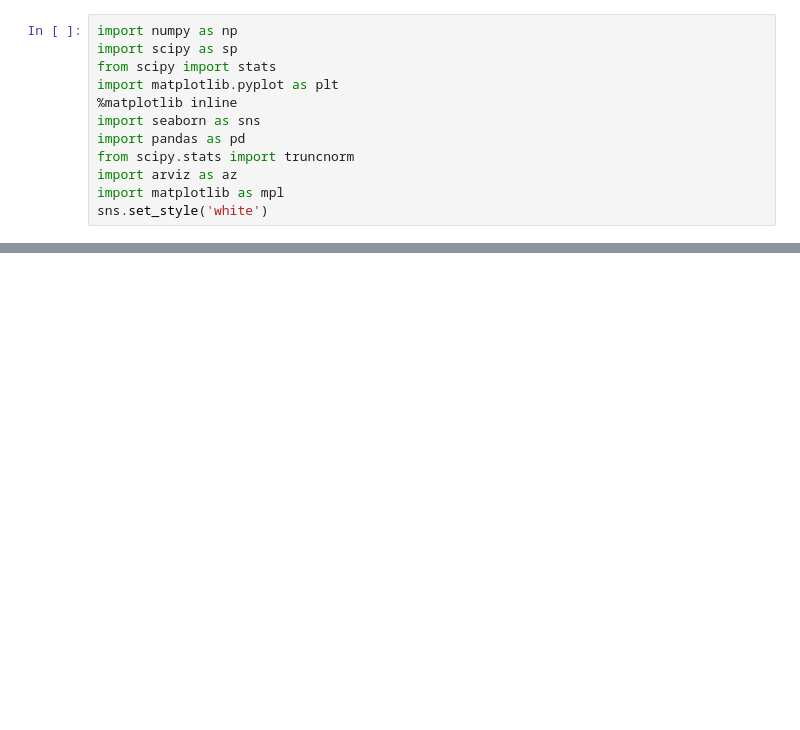
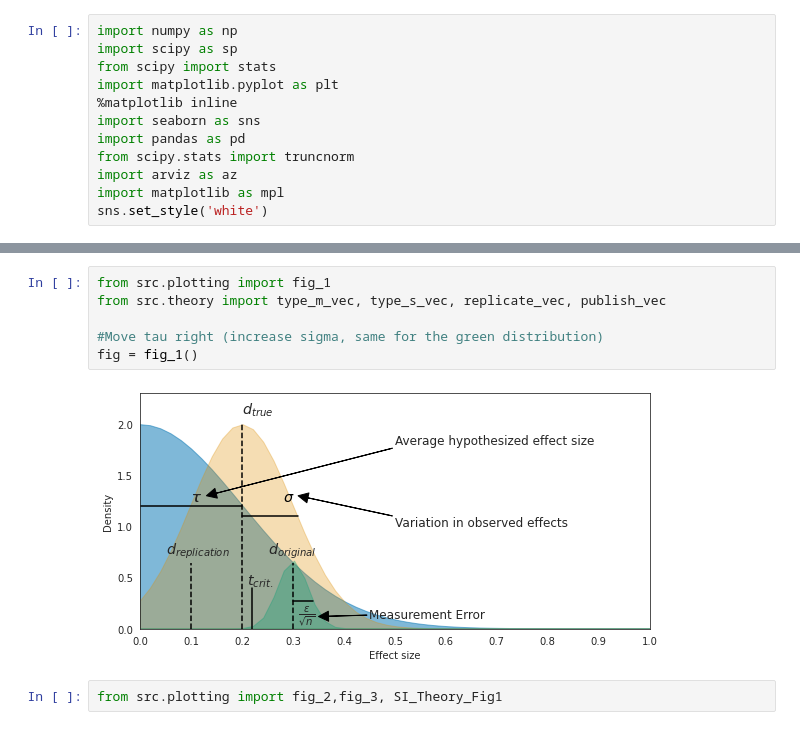
Before and after one commit to josephbb/ReplicationSurveys, a Jupyter notebook: Theory.ipynb, the cells around one changed output, grey strips where cells are left out. Drawn from its saved outputs; the diff is of its cells as text; blank space fills up the shorter version.

```diff
--- a/Theory.ipynb
+++ b/Theory.ipynb
@@ -97,0 +24,10 @@ Z2 = type_s_vec(X, Y,1,N,.05)
+# %%
+from src.plotting import fig_1
+from src.theory import type_m_vec, type_s_vec, replicate_vec, publish_vec
+
+#Move tau right (increase sigma, same for the green distribution)
+fig = fig_1()
+# %% [output]
+[figure, added]
+# %%
+from src.plotting import fig_2,fig_3, SI_Theory_Fig1
```
Also changed, not shown: parts of 25 cells of this notebook, 4 other files.
